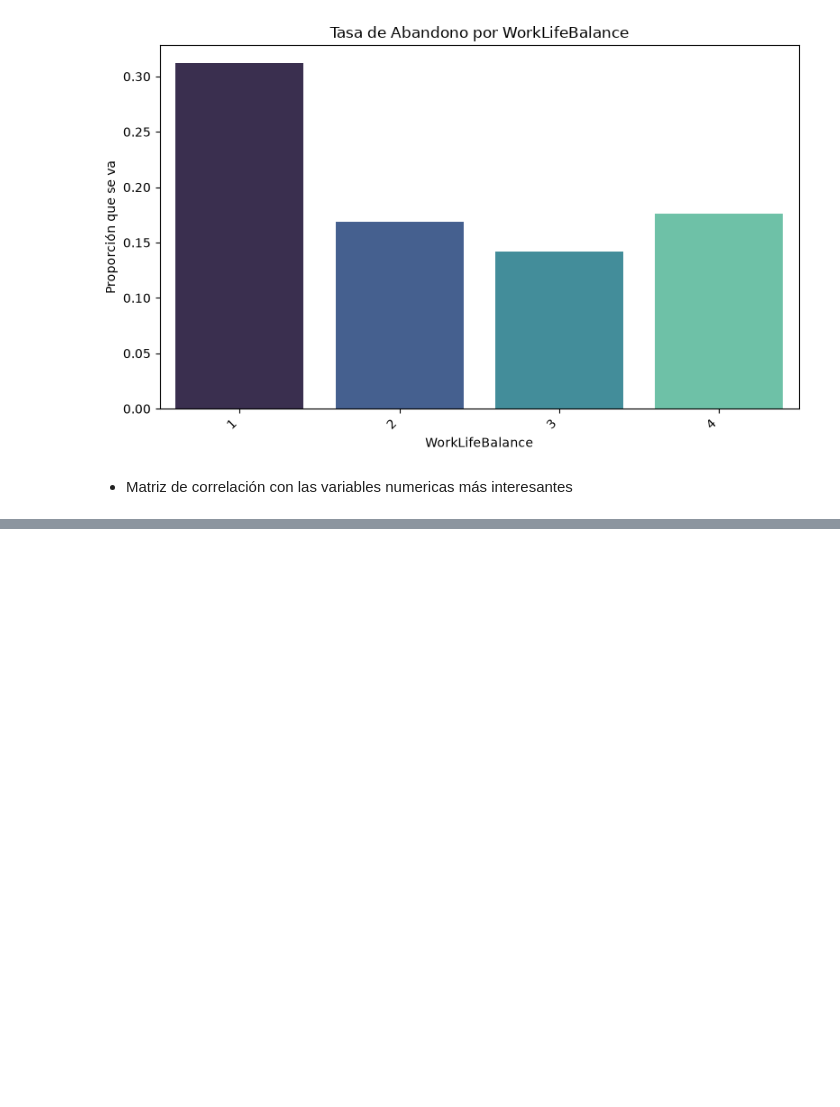
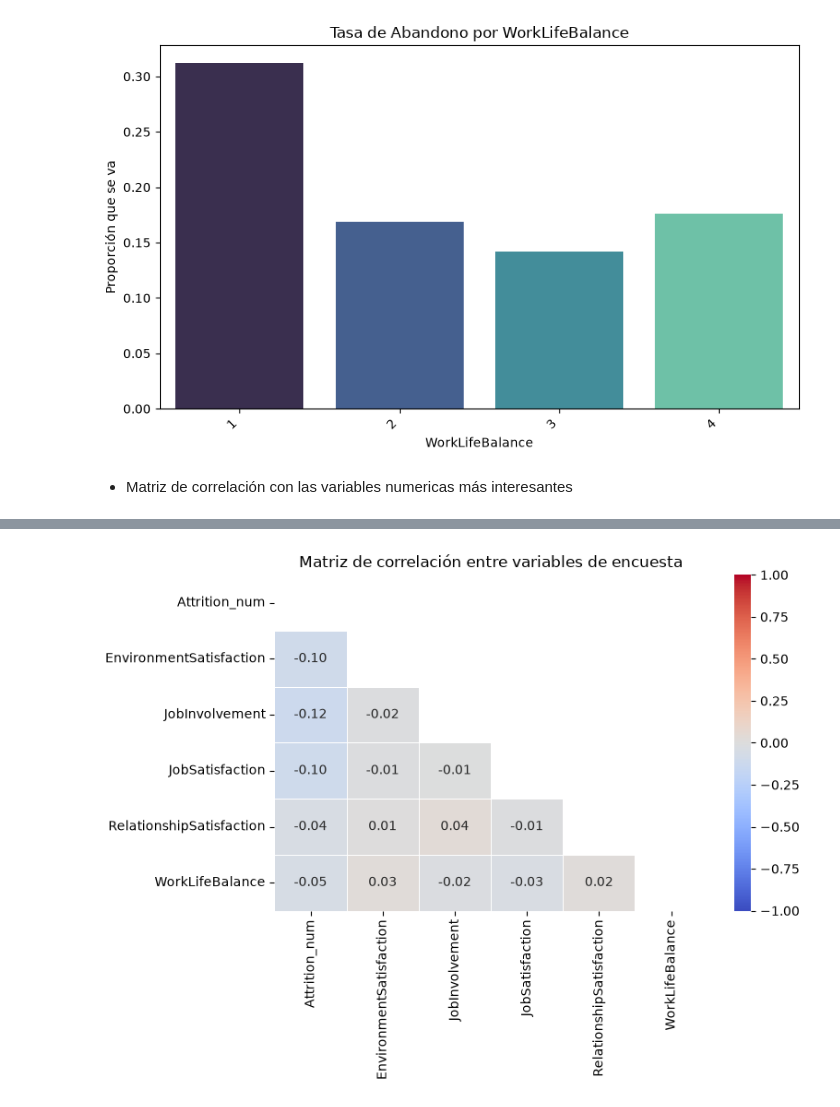
Before and after one commit to Adalab/project-da-promo-67-modulo-3-team-2, a Jupyter notebook: correlacion.ipynb, the cells around one changed output, grey strips where cells are left out. Cells and saved outputs as stored; diff of their text form; code cells hidden in the pictures; blank space fills up the shorter version.

```diff
--- a/correlacion.ipynb
+++ b/correlacion.ipynb
@@ -108,0 +105,11 @@ plt.show()
+# %%
+cols_heatmap = ['AttritioNum'] + variables_encuesta
+correlacion_matrix2 = df_final[cols_heatmap].corr(method='spearman')
+masc = np.triu(np.ones_like(correlacion_matrix2, dtype=bool))
+plt.figure(figsize=(8, 6))
+sns.heatmap(correlacion_matrix2, annot=True, cmap='coolwarm', fmt='.2f', linewidths=.5, mask=masc, vmin=-1, vmax=1)
+plt.title('Matriz de correlación entre variables de encuesta')
+plt.tight_layout()
+plt.show()
+# %% [output]
+[figure, added]
```
Also changed, not shown: parts of 9 cells of this notebook.
